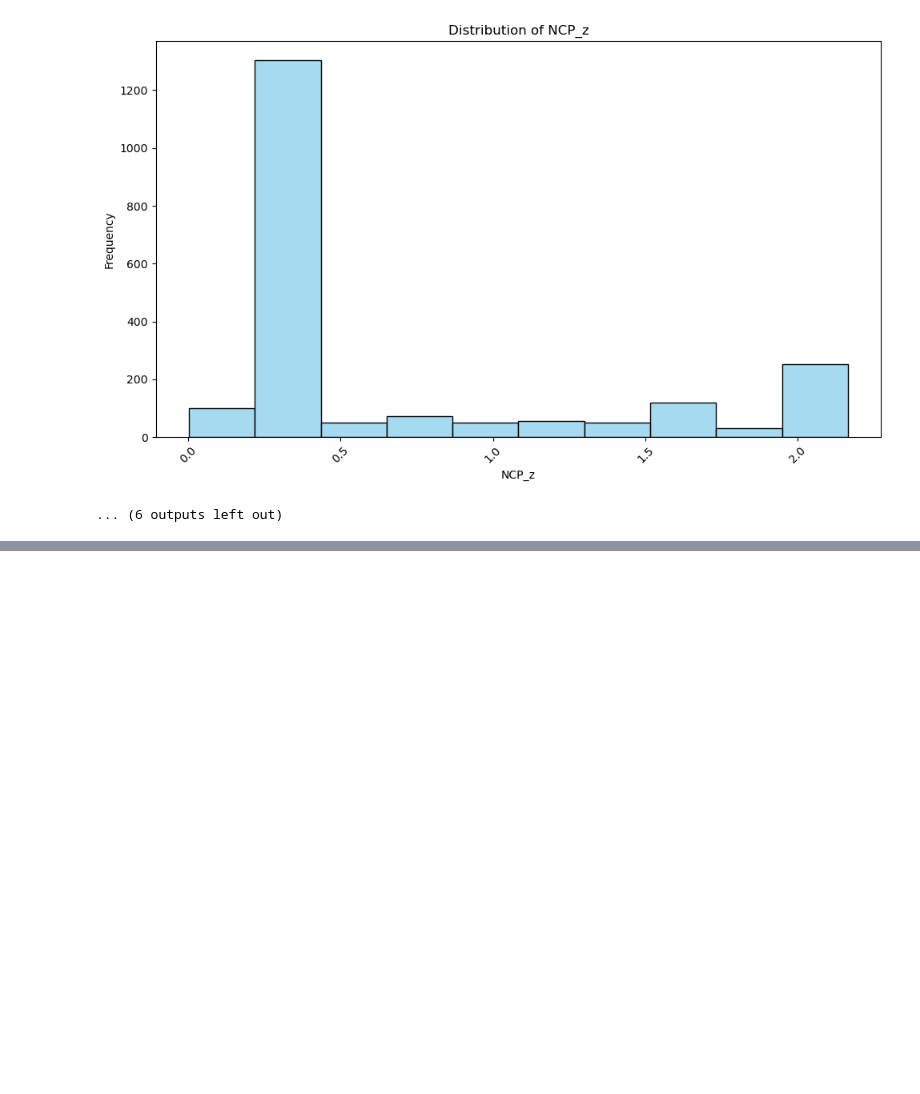
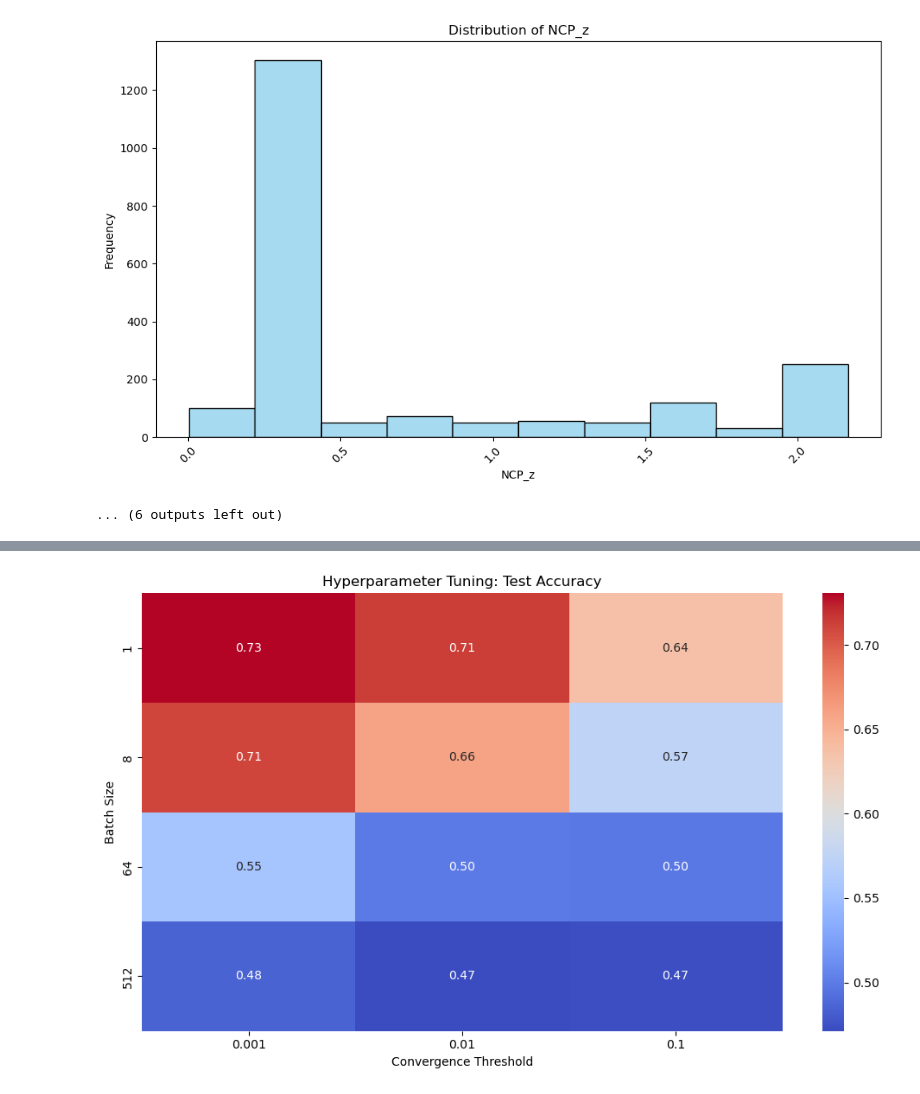
Before and after one commit to ericab322/Multiclass-Classifcation-Algorithm, a Jupyter notebook: notebooks/one_vs_all_demo.ipynb, the cells around one changed output, grey strips where cells are left out. Cells and saved outputs as stored; diff of their text form; code cells hidden in the pictures; blank space fills up the shorter version.

```diff
--- a/notebooks/one_vs_all_demo.ipynb
+++ b/notebooks/one_vs_all_demo.ipynb
@@ -722,0 +1087,21 @@ Passing `palette` without assigning `hue` is deprecated and will be removed in v
+# %%
+import pandas as pd
+import seaborn as sns
+import matplotlib.pyplot as plt
+
+# Convert results into a DataFrame
+results_df = pd.DataFrame(tuning_results)
+
+# Pivot table for visualization
+heatmap_data = results_df.pivot_table(index="batch_size", columns="conv_threshold", values="mean_test_acc")
+
+# Plot heatmap
+plt.figure(figsize=(10, 6))
+sns.heatmap(heatmap_data, annot=True, fmt=".2f", cmap="coolwarm")
+plt.title("Hyperparameter Tuning: Test Accuracy")
+plt.xlabel("Convergence Threshold")
+plt.ylabel("Batch Size")
+plt.tight_layout()
+plt.show()
+# %% [output]
+[figure, added]
```
Also changed, not shown: parts of 12 cells of this notebook.
